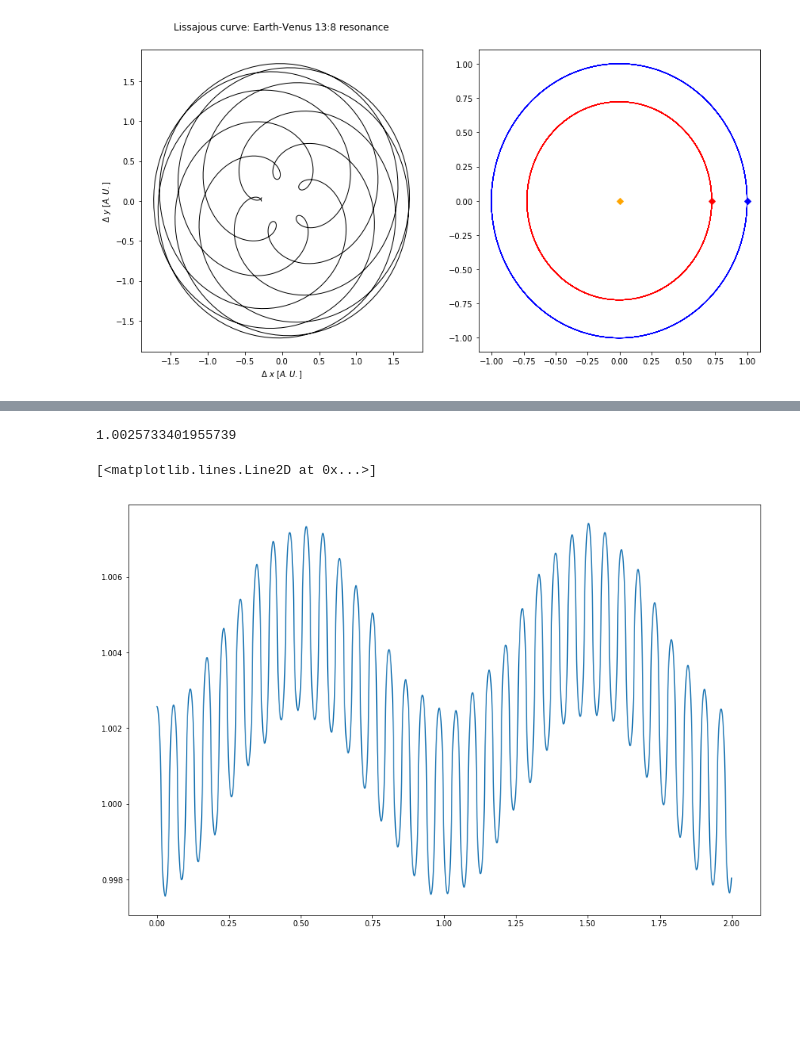
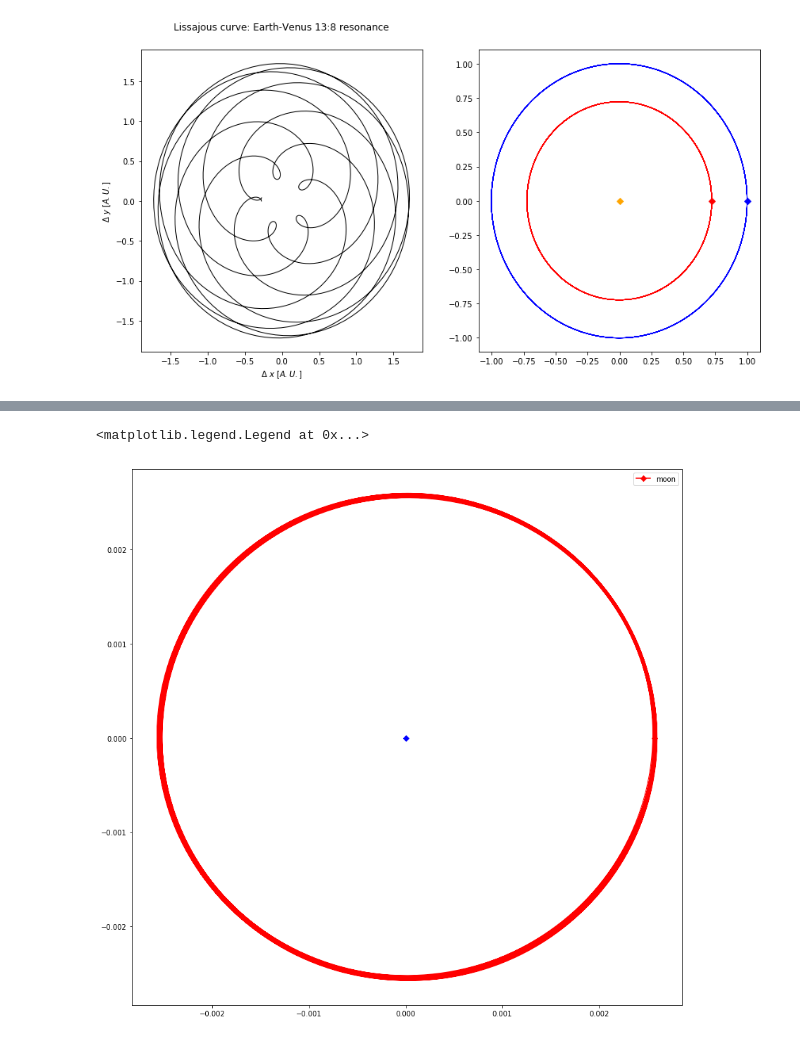
Before and after one commit to AvverbioPronome/10h, a Jupyter notebook: Lesson4-5.ipynb, the cells around one changed output, grey strips where cells are left out. Drawn from its saved outputs; the diff is of its cells as text; code cells hidden in the pictures; blank space fills up the shorter version.

```diff
--- a/Lesson4-5.ipynb
+++ b/Lesson4-5.ipynb
@@ -266,10 +279,11 @@ for i in range(3):
-# %%
-1+1/388.6
-# %% [output]
-1.0025733401955739
-# %%
-plt.rc("figure", figsize=(15,10))
-plt.plot(t,np.sqrt((sol[:,0]-sol[:,8])**2 + (sol[:,1]-sol[:,9])**2) )
-# %% [output]
-[<matplotlib.lines.Line2D at 0x...>]
-[figure, removed]
+# %%
+fig = figure(figsize=(14,14))
+ax = fig.add_subplot(111)
+
+ax.plot(sol[0,8]-sol[0,4],sol[0,9]-sol[0,5],marker='D', color=c[i], label=labels[i])
+ax.plot(sol[:,8]-sol[:,4],sol[:,9]-sol[:,5],lw=1, color=c[i])
+ax.plot(0,0,'bD')
+ax.legend()
+# %% [output]
+<matplotlib.legend.Legend at 0x...>
+[figure, added]
```
Also changed, not shown: parts of 3 cells of this notebook.
